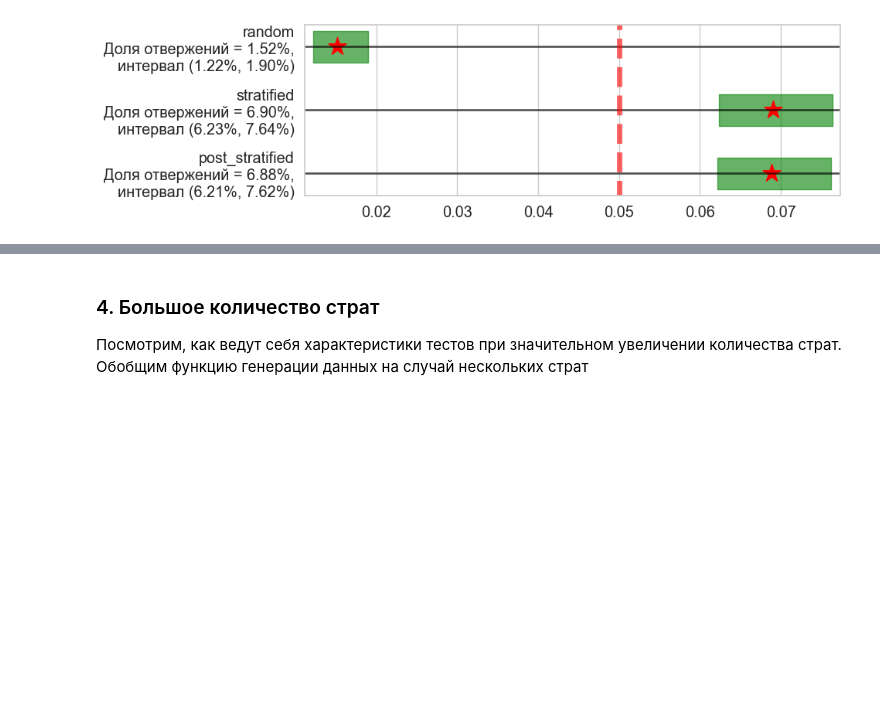
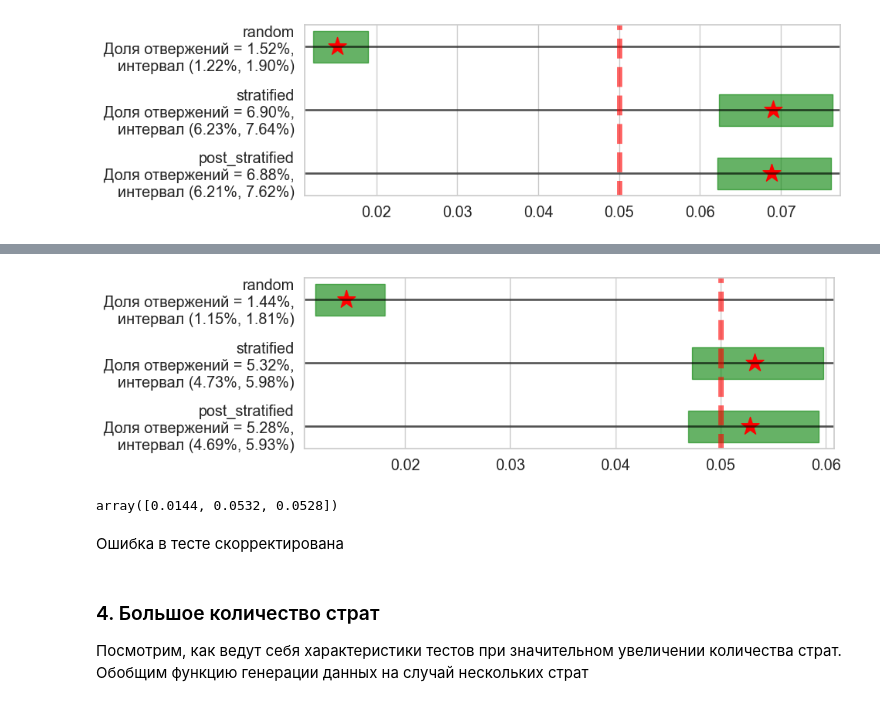
Before and after one commit to NMashalov/2023_OpenMipt_course, a Jupyter notebook: lesson11/stratification_student.ipynb, the cells around one changed output, grey strips where cells are left out. Saved outputs shown, nothing was run; the diff lists cells and outputs as text; code cells hidden in the pictures; blank space fills up the shorter version.

```diff
--- a/lesson11/stratification_student.ipynb
+++ b/lesson11/stratification_student.ipynb
@@ -847,3 +896,15 @@ AA_test(
+# %%
+AA_test(
+    generate_data,
+    lambda data, sample_size: weighted_sampler(data, sample_size, strata_weights=[0.1, 0.9]),
+    n_iter=n_iter,
+    strata_weights=np.array([0.1,0.9])
+)
+# %% [output]
+[figure, added]
+array([0.0144, 0.0532, 0.0528])
+# %% [markdown]
+Ошибка в тесте скорректирована
 # %% [markdown]
 ### 4. Большое количество страт
 
```
Also changed, not shown: parts of 15 cells of this notebook, 1 other file.
